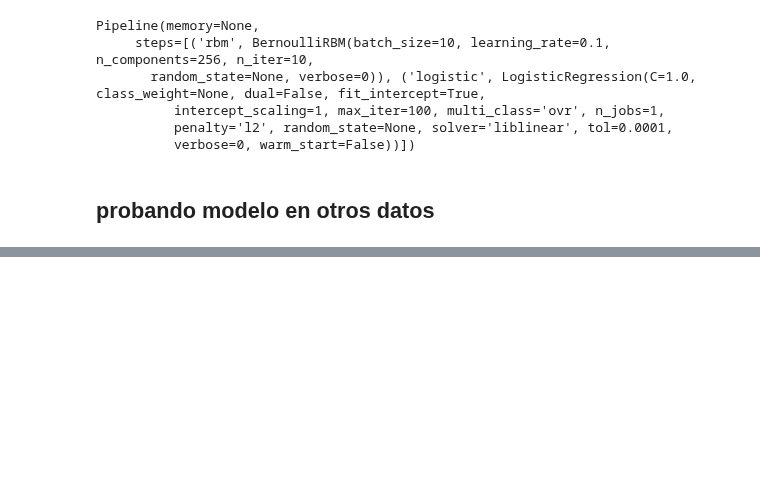
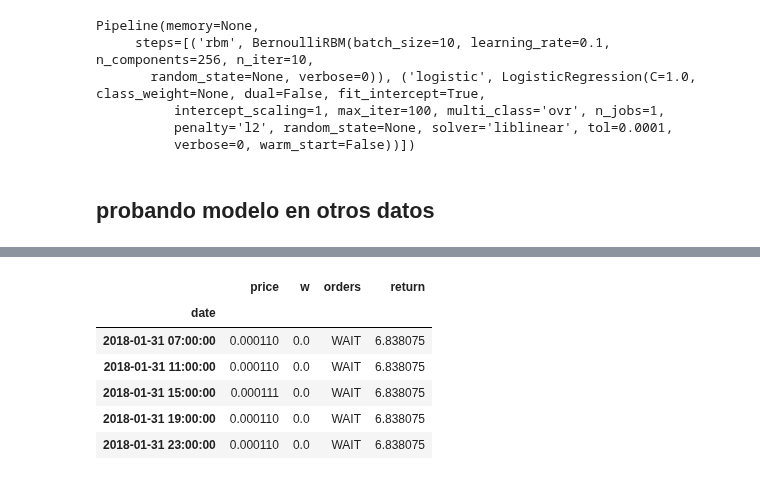
Before and after one commit to ADCryptoSolutions/adcb, a Jupyter notebook: ML strategy.ipynb, the cells around one changed output, grey strips where cells are left out. Drawn from its saved outputs; the diff is of its cells as text; code cells hidden in the pictures; blank space fills up the shorter version.

```diff
--- a/ML strategy.ipynb
+++ b/ML strategy.ipynb
@@ -302,3 +313,13 @@ Retorno de ML_Boltzman: 10.0222705428
+# %%
+w5.tail()
+# %% [output]
+|  | price | w | orders | return |
+| date |  |  |  |  |
+| 2018-01-31 07:00:00 | 0.000110 | 0.0 | WAIT | 6.838075 |
+| 2018-01-31 11:00:00 | 0.000110 | 0.0 | WAIT | 6.838075 |
+| 2018-01-31 15:00:00 | 0.000111 | 0.0 | WAIT | 6.838075 |
+| 2018-01-31 19:00:00 | 0.000110 | 0.0 | WAIT | 6.838075 |
+| 2018-01-31 23:00:00 | 0.000110 | 0.0 | WAIT | 6.838075 |
 # %%
 from strategy import ml_logreg
 
```
Also changed, not shown: parts of 7 cells of this notebook, 3 other files.
